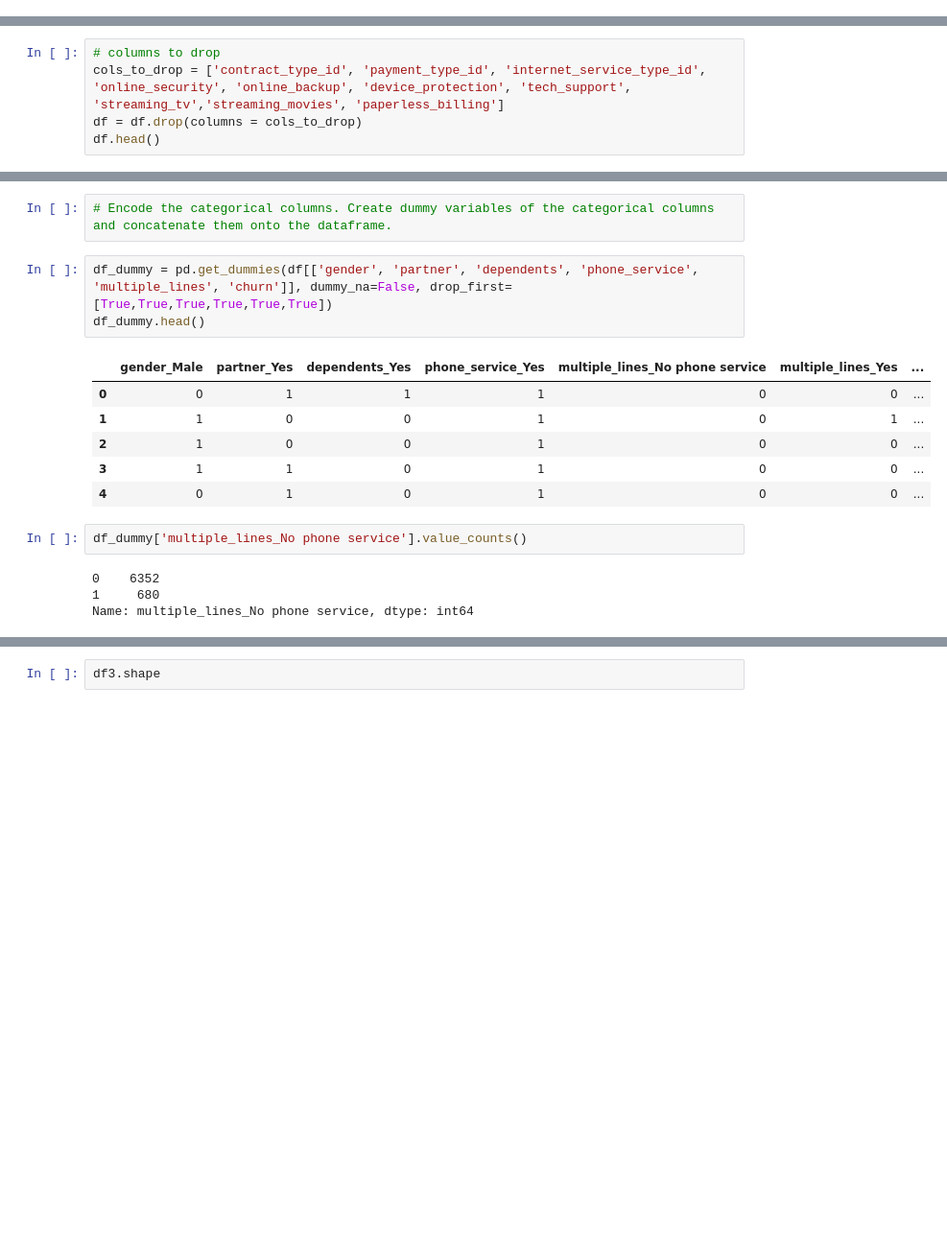
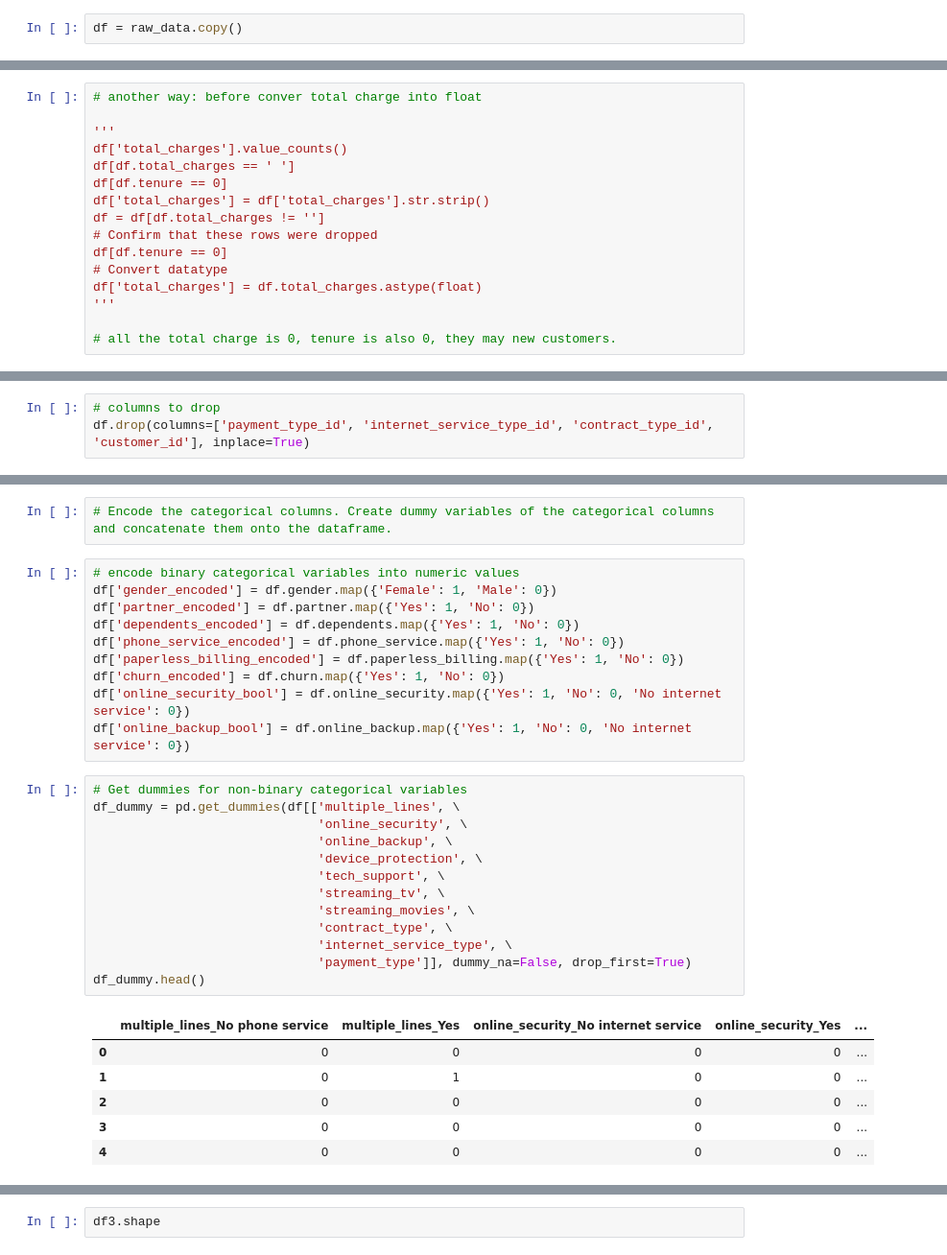
Before and after one commit to Chenchen070/Classification, a Jupyter notebook: classification_exercises.ipynb, the cells around one changed output, grey strips where cells are left out. Shown: that part at 96% size. Drawn from its saved outputs; the diff is of its cells as text; blank space fills up the shorter version.

```diff
--- a/classification_exercises.ipynb
+++ b/classification_exercises.ipynb
@@ -736,3 +881,5 @@ df.head()
+# %%
+df = raw_data.copy()
 # %%
 df.info()
 # %% [output]
@@ -801,6 +950,22 @@ print(df.shape)
 # %% [output]
 (7043, 24)
 (7032, 24)
+# %%
+# another way: before conver total charge into float
+
+'''
+df['total_charges'].value_counts()
+df[df.total_charges == ' ']
+df[df.tenure == 0]
+df['total_charges'] = df['total_charges'].str.strip()
+df = df[df.total_charges != '']
+# Confirm that these rows were dropped
+df[df.tenure == 0]
+# Convert datatype
+df['total_charges'] = df.total_charges.astype(float)
+'''
+
+# all the total charge is 0, tenure is also 0, they may new customers.
 # %%
 num_cols = df.select_dtypes(include = 'number').columns
 num_cols
@@ -879,6 +1056,4 @@ df.multiple_lines.value_counts(), df.phone_service.value_counts()
  Name: phone_service, dtype: int64)
 # %%
 # columns to drop
-cols_to_drop = ['contract_type_id', 'payment_type_id', 'internet_service_type_id', 'online_security', 'online_backup', 'device_protection', 'tech_support', 'streaming_tv','streaming_movies', 'paperless_billing']
-df = df.drop(columns = cols_to_drop)
-df.head()
+df.drop(columns=['payment_type_id', 'internet_service_type_id', 'contract_type_id', 'customer_id'], inplace=True)
@@ -896,18 +1064,32 @@ df.shape
 # %%
 # Encode the categorical columns. Create dummy variables of the categorical columns and concatenate them onto the dataframe.
+# %%
+# encode binary categorical variables into numeric values
+df['gender_encoded'] = df.gender.map({'Female': 1, 'Male': 0})
+df['partner_encoded'] = df.partner.map({'Yes': 1, 'No': 0})
+df['dependents_encoded'] = df.dependents.map({'Yes': 1, 'No': 0})
+df['phone_service_encoded'] = df.phone_service.map({'Yes': 1, 'No': 0})
+df['paperless_billing_encoded'] = df.paperless_billing.map({'Yes': 1, 'No': 0})
+df['churn_encoded'] = df.churn.map({'Yes': 1, 'No': 0})
+df['online_security_bool'] = df.online_security.map({'Yes': 1, 'No': 0, 'No internet service': 0})
+df['online_backup_bool'] = df.online_backup.map({'Yes': 1, 'No': 0, 'No internet service': 0})
 # %%
-df_dummy = pd.get_dummies(df[['gender', 'partner', 'dependents', 'phone_service', 'multiple_lines', 'churn']], dummy_na=False, drop_first=[True,True,True,True,True,True])
+# Get dummies for non-binary categorical variables
+df_dummy = pd.get_dummies(df[['multiple_lines', \
+                              'online_security', \
+                              'online_backup', \
+                              'device_protection', \
+                              'tech_support', \
+                              'streaming_tv', \
+                              'streaming_movies', \
+                              'contract_type', \
+                              'internet_service_type', \
+                              'payment_type']], dummy_na=False, drop_first=True)
 df_dummy.head()
 # %% [output]
-|  | gender_Male | partner_Yes | dependents_Yes | phone_service_Yes | multiple_lines_No phone service | multiple_lines_Yes | ... |
-| 0 | 0 | 1 | 1 | 1 | 0 | 0 | ... |
-| 1 | 1 | 0 | 0 | 1 | 0 | 1 | ... |
-| 2 | 1 | 0 | 0 | 1 | 0 | 0 | ... |
-| 3 | 1 | 1 | 0 | 1 | 0 | 0 | ... |
-| 4 | 0 | 1 | 0 | 1 | 0 | 0 | ... |
+|  | multiple_lines_No phone service | multiple_lines_Yes | online_security_No internet service | online_security_Yes | ... |
+| 0 | 0 | 0 | 0 | 0 | ... |
+| 1 | 0 | 1 | 0 | 0 | ... |
+| 2 | 0 | 0 | 0 | 0 | ... |
+| 3 | 0 | 0 | 0 | 0 | ... |
+| 4 | 0 | 0 | 0 | 0 | ... |
-# %%
-df_dummy['multiple_lines_No phone service'].value_counts()
-# %% [output]
-0    6352
-1     680
-Name: multiple_lines_No phone service, dtype: int64
```
Also changed, not shown: parts of 48 cells of this notebook.
